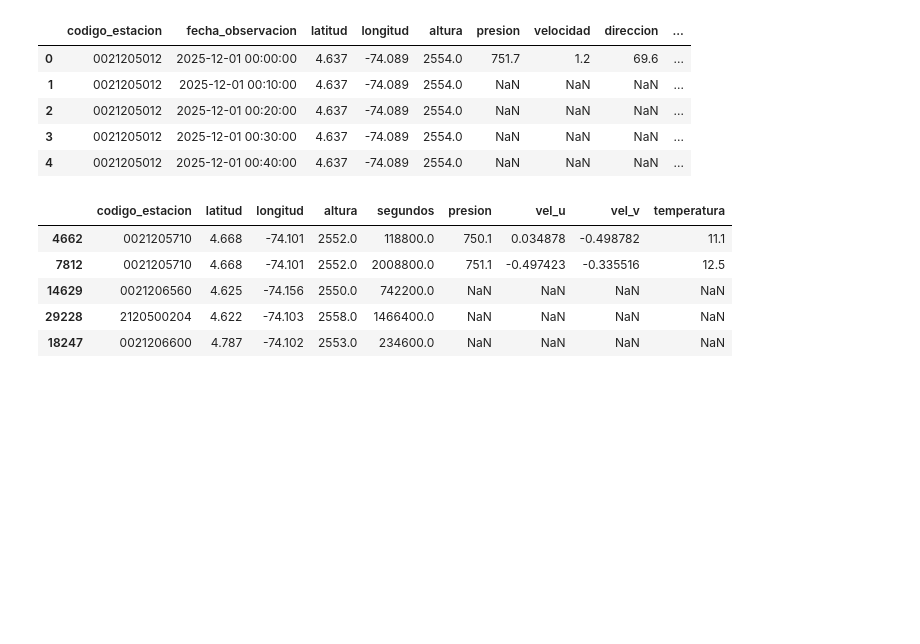
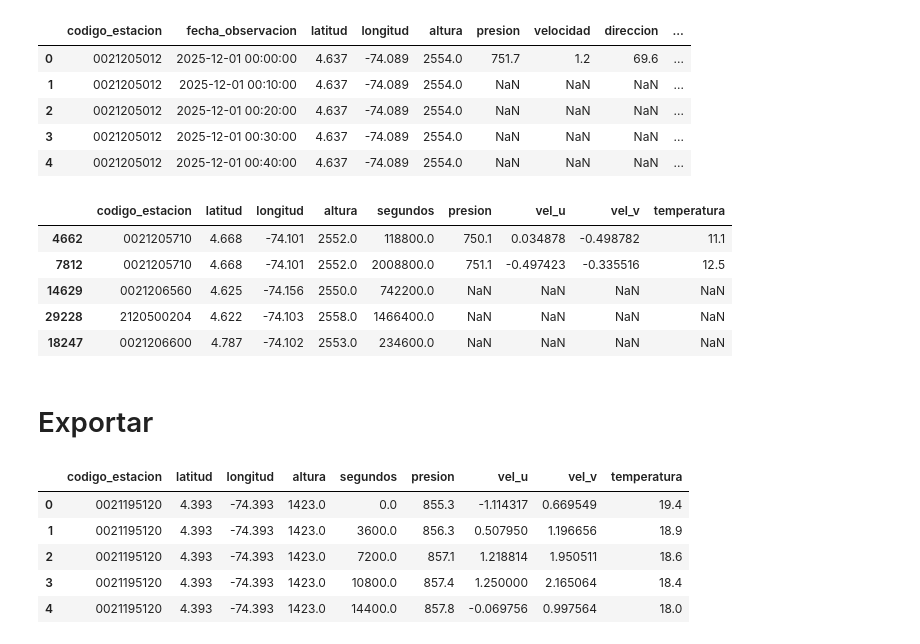
Before and after one commit to sagomeza1/pinns, a Jupyter notebook: cuadernos/preprocesamiento.ipynb, the cells around one changed output. Drawn from its saved outputs; the diff is of its cells as text; code cells hidden in the pictures; blank space fills up the shorter version.

```diff
--- a/cuadernos/preprocesamiento.ipynb
+++ b/cuadernos/preprocesamiento.ipynb
@@ -270,6 +270,23 @@ len(estaciones_registradas)
 # %% [output]
 fecha_inicio=Timestamp('2025-12-01 00:00:00') , fecha_fin=Timestamp('2025-12-31 23:00:00')
 17
+# %%
+wsdata["segundos"] = (wsdata["fecha_observacion"] - fecha_inicio) / np.timedelta64(1, 's')
+# %%
+wsdata["vel_u"] = wsdata.apply(lambda df: df["velocidad"] * np.sin(np.pi*(df["direccion"]/180)), axis=1)
+wsdata["vel_v"] = wsdata.apply(lambda df: df["velocidad"] * np.cos(np.pi*(df["direccion"]/180)), axis=1)
+# %%
+wsdata = wsdata[[
+    'codigo_estacion',
+    'latitud',
+    'longitud',
+    'altura',
+    'segundos',
+    'presion',
+    'vel_u',
+    'vel_v',
+    'temperatura',
+]].copy()
 # %% [markdown]
 # Completar fechas con NaN
 # %%
@@ -333,6 +350,17 @@ wsdata_full.sample(5)
 # path_save_wsdata_full = Path().cwd().parent / "data" / "raw" / "em_bgta_251201_251231_full.parquet"
 # wsdata.to_parquet(path_save_wsdata, engine="fastparquet", index=False)
 # wsdata_full.to_parquet(path_save_wsdata_full, engine="fastparquet", index=False)
+# %% [markdown]
+# Exportar
+# %%
+wsdata.head()
+# %% [output]
+|  | codigo_estacion | latitud | longitud | altura | segundos | presion | vel_u | vel_v | temperatura |
+| 0 | 0021195120 | 4.393 | -74.393 | 1423.0 | 0.0 | 855.3 | -1.114317 | 0.669549 | 19.4 |
+| 1 | 0021195120 | 4.393 | -74.393 | 1423.0 | 3600.0 | 856.3 | 0.507950 | 1.196656 | 18.9 |
+| 2 | 0021195120 | 4.393 | -74.393 | 1423.0 | 7200.0 | 857.1 | 1.218814 | 1.950511 | 18.6 |
+| 3 | 0021195120 | 4.393 | -74.393 | 1423.0 | 10800.0 | 857.4 | 1.250000 | 2.165064 | 18.4 |
+| 4 | 0021195120 | 4.393 | -74.393 | 1423.0 | 14400.0 | 857.8 | -0.069756 | 0.997564 | 18.0 |
 # %%
 path_save_wsdata = Path().cwd().parent / "data" / "raw" / "em_cundinamarca_boyaca_251201_251231.parquet"
 wsdata.to_parquet(path_save_wsdata, engine="fastparquet", index=False)
```
Also changed, not shown: 1 other file.
